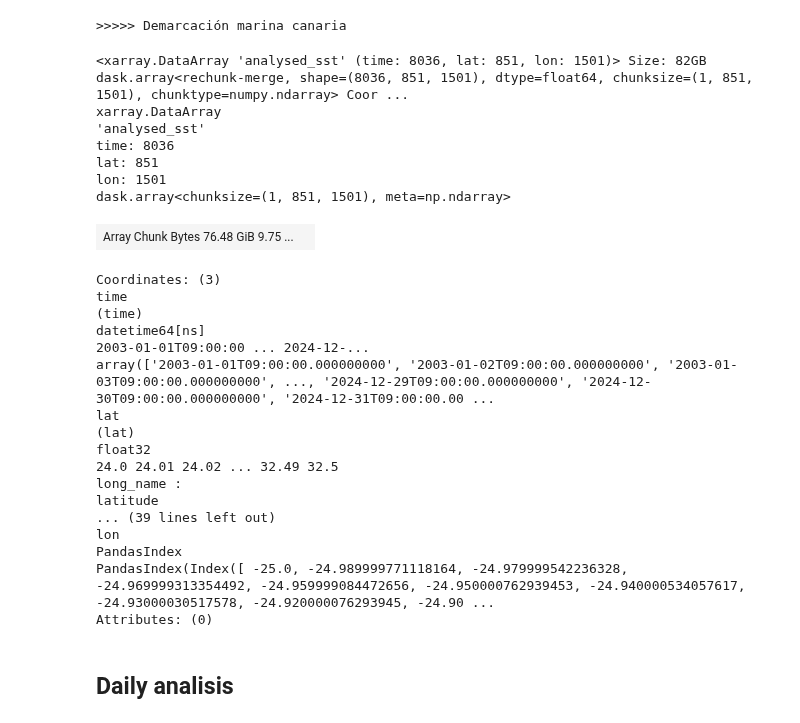
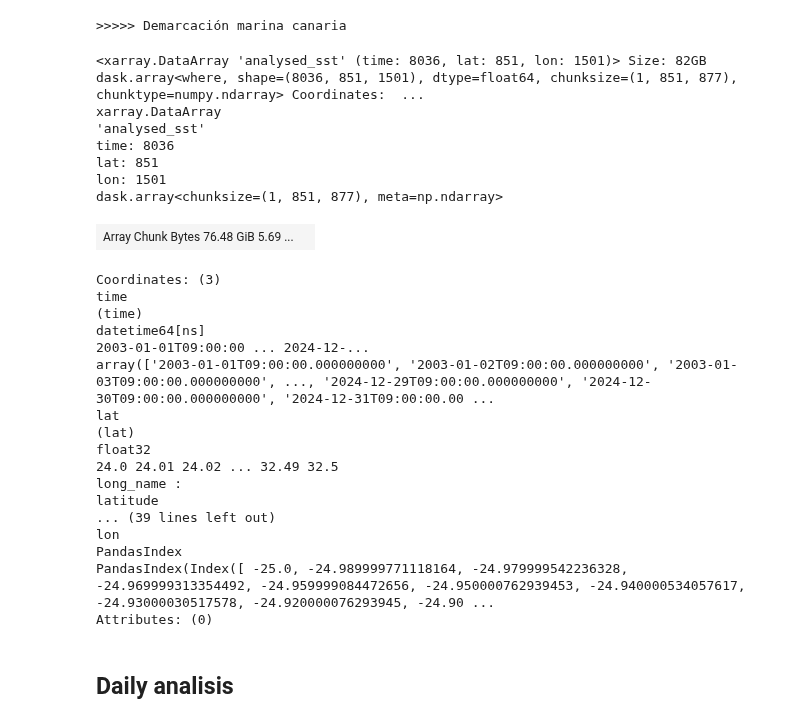
Before and after one commit to PedroVelez/SSTGlobalAnalysis, a Jupyter notebook: analysisDataMUR_Dermarcaciones.ipynb, the cells around one changed output. Drawn from its saved outputs; the diff is of its cells as text; code cells hidden in the pictures.

```diff
--- a/analysisDataMUR_Dermarcaciones.ipynb
+++ b/analysisDataMUR_Dermarcaciones.ipynb
@@ -232,17 +203,17 @@ elif titulo_short == 'GO':
 # %% [output]
 >>>>> Demarcación marina canaria
 # %%
-sst = sst.chunk({"time":1, "lat":851, "lon":1501})
+#sst = sst.chunk({"time":1, "lat":851, "lon":1501})
 sst
 # %% [output]
-<xarray.DataArray 'analysed_sst' (time: 8036, lat: 851, lon: 1501)> Size: 82GB dask.array<rechunk-merge, shape=(8036, 851, 1501), dtype=float64, chunksize=(1, 851, 1501), chunktype=numpy.ndarray> Coor ...
+<xarray.DataArray 'analysed_sst' (time: 8036, lat: 851, lon: 1501)> Size: 82GB dask.array<where, shape=(8036, 851, 1501), dtype=float64, chunksize=(1, 851, 877), chunktype=numpy.ndarray> Coordinates:  ...
 xarray.DataArray
 'analysed_sst'
 time: 8036
 lat: 851
 lon: 1501
-dask.array<chunksize=(1, 851, 1501), meta=np.ndarray>
+dask.array<chunksize=(1, 851, 877), meta=np.ndarray>
-| Array Chunk Bytes 76.48 GiB 9.75 ... |  |
+| Array Chunk Bytes 76.48 GiB 5.69 ... |  |
 Coordinates: (3)
 time
 (time)
```
Also changed, not shown: parts of 7 cells of this notebook, 9 other files.
